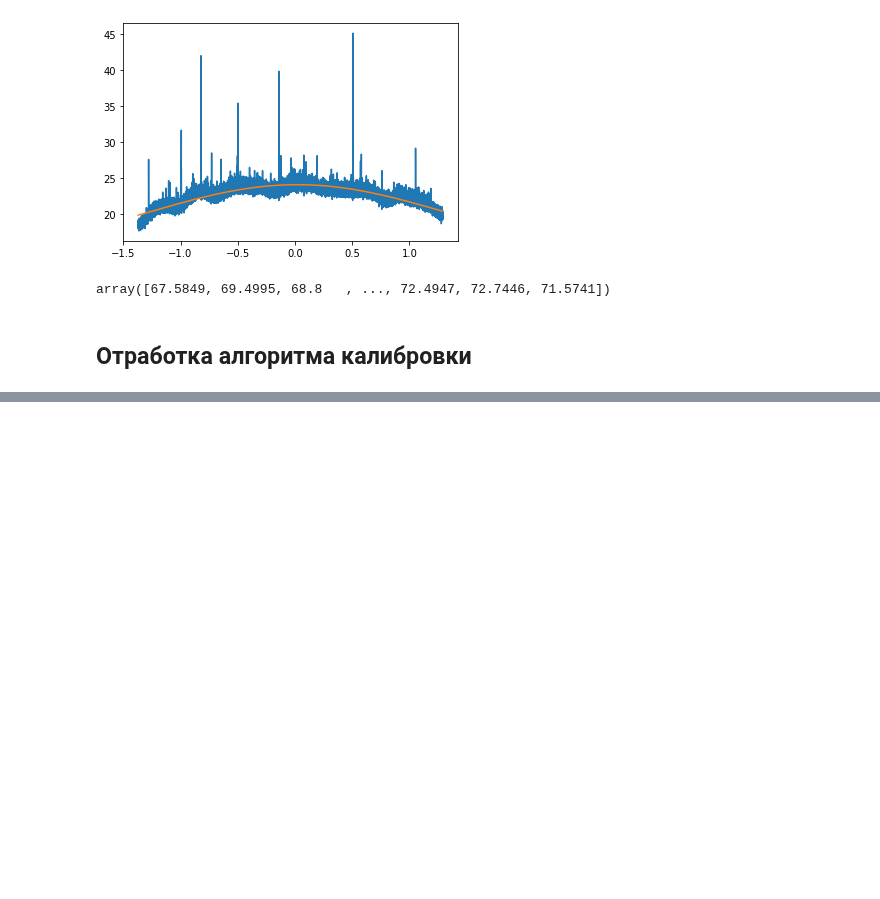
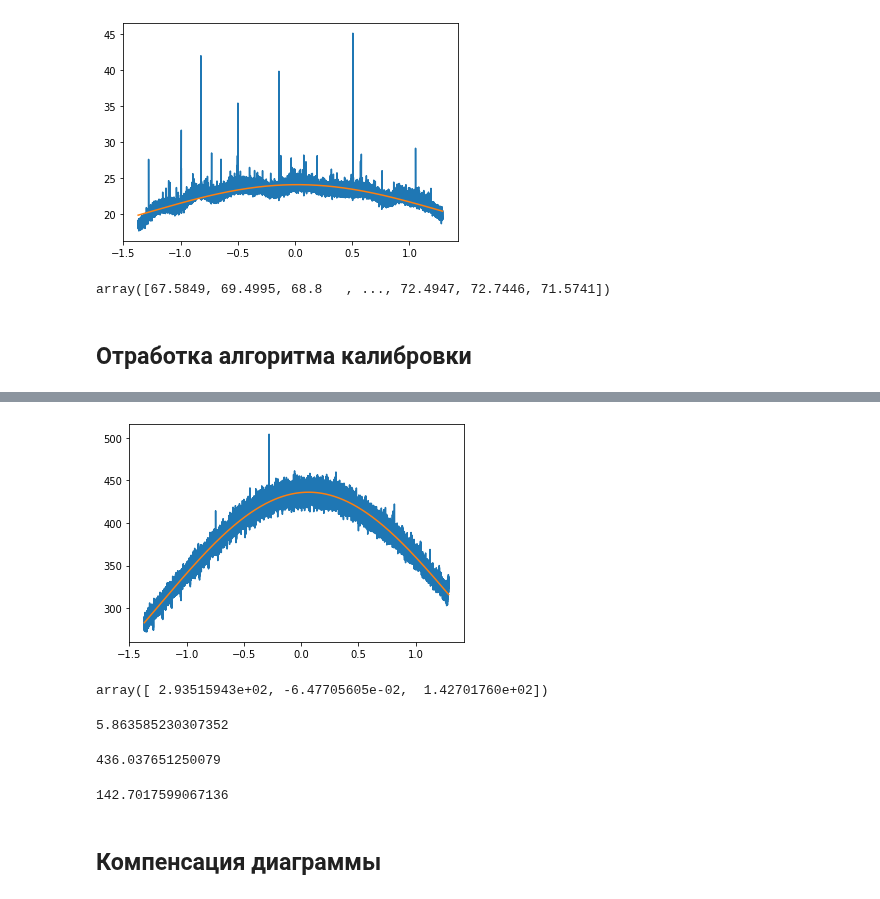
Before and after one commit to KazAndr/SWTraject, a Jupyter notebook: diagramma_napravlennosti.ipynb, the cells around one changed output, grey strips where cells are left out. Drawn from its saved outputs; the diff is of its cells as text; code cells hidden in the pictures; blank space fills up the shorter version.

```diff
--- a/diagramma_napravlennosti.ipynb
+++ b/diagramma_napravlennosti.ipynb
@@ -194,0 +218,39 @@ array([67.5849, 69.4995, 68.8   , ..., 72.4947, 72.7446, 71.5741])
+# %%
+fullpoints = int(head['numpuls'])*int(head['numpointwin'])
+x = np.linspace(-1.37, 1.37, fullpoints)
+
+obspoints = fullpoints - int(head['numpointwin'])
+y = sinxx(x[:obspoints])
+
+x = x[:obspoints]
+poli = flatter(obser, 4)
+max_calib = max(poli)
+amp = max_calib
+shift = 0
+y0 = 50
+popt,pcov = curve_fit(beam_obs,x,obser,p0=[amp,shift, y0])
+
+plt.close()
+plt.plot(x,obser, label='data')
+plt.plot(x,beam_obs(x,*popt))
+plt.show()
+# %% [output]
+[figure, added]
+# %%
+popt
+# %% [output]
+array([ 2.93515943e+02, -6.47705605e-02,  1.42701760e+02])
+# %%
+1720/(amp - popt[2])
+# %% [output]
+5.863585230307352
+# %%
+amp
+# %% [output]
+436.037651250079
+# %%
+popt[2]
+# %% [output]
+142.7017599067136
+# %% [markdown]
+## Компенсация диаграммы
```
Also changed, not shown: parts of 2 cells of this notebook.
